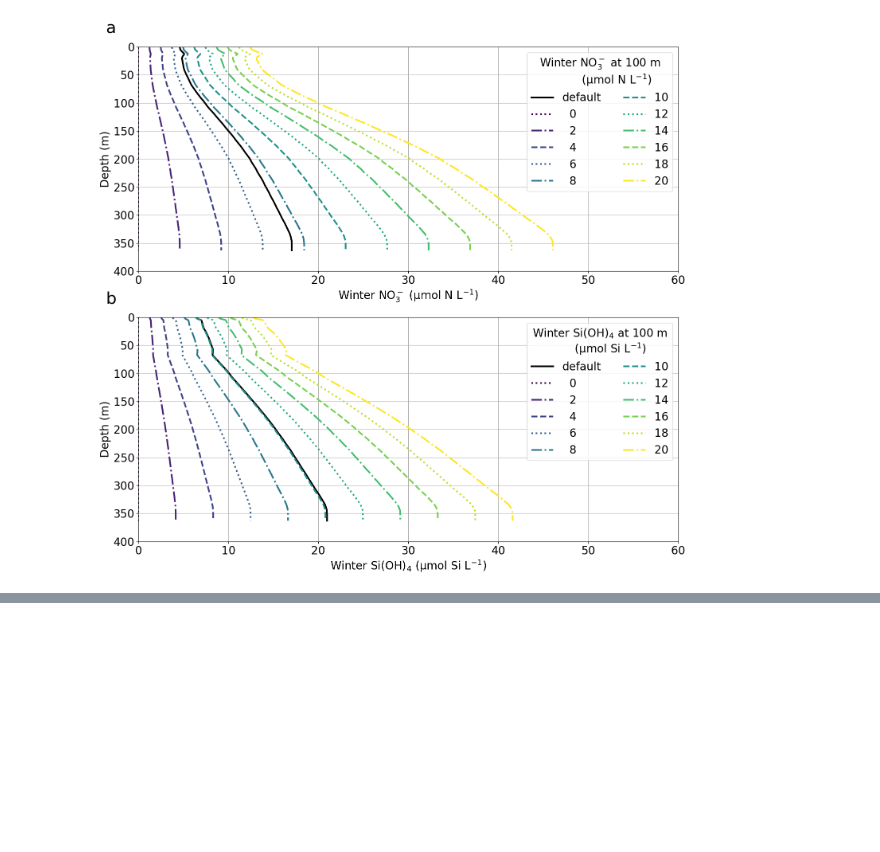
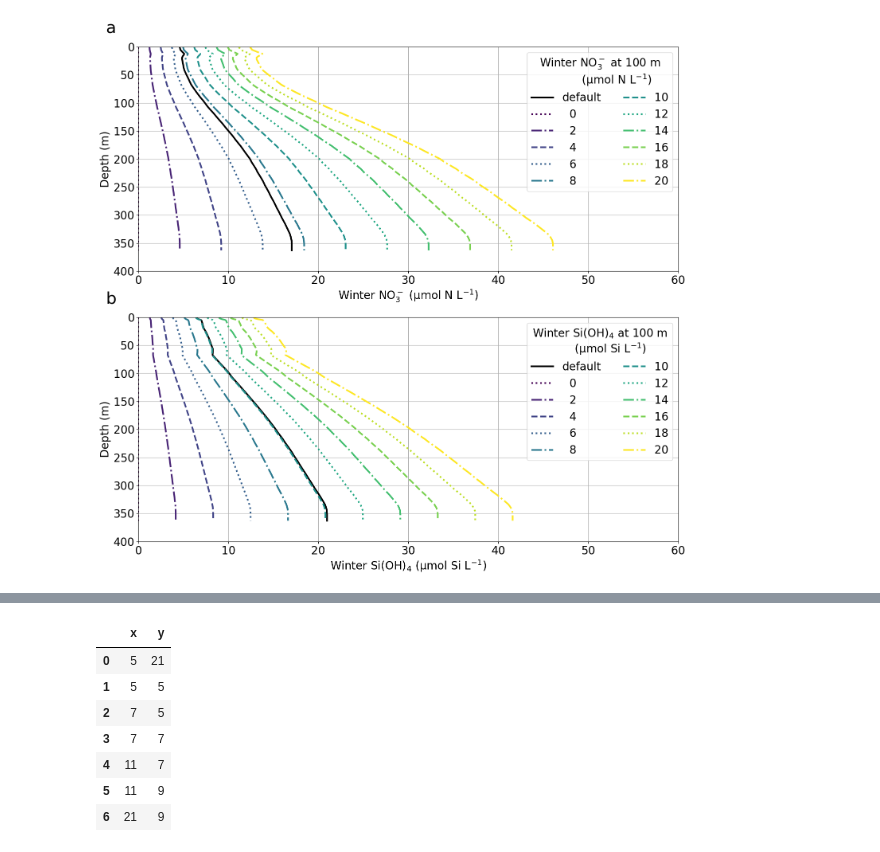
Before and after one commit to maximebenoitgagne/assemblages, a Jupyter notebook: assemblages.ipynb, the cells around one changed output, grey strips where cells are left out. Drawn from its saved outputs; the diff is of its cells as text; code cells hidden in the pictures; blank space fills up the shorter version.

```diff
--- a/assemblages.ipynb
+++ b/assemblages.ipynb
@@ -160,0 +547,15 @@ with plt.style.context('mplstyles/data_rbcs.mplstyle'):
+# %%
+# the contour
+data={'x':[ 5, 5, 7, 7,11,11,21,], # nitrate
+      'y':[21, 5, 5, 7, 7, 9, 9,]} # silicate
+df=pd.DataFrame(data)
+df
+# %% [output]
+|  | x | y |
+| 0 | 5 | 21 |
+| 1 | 5 | 5 |
+| 2 | 7 | 5 |
+| 3 | 7 | 7 |
+| 4 | 11 | 7 |
+| 5 | 11 | 9 |
+| 6 | 21 | 9 |
```
Also changed, not shown: parts of 57 cells of this notebook, 2 other files.
